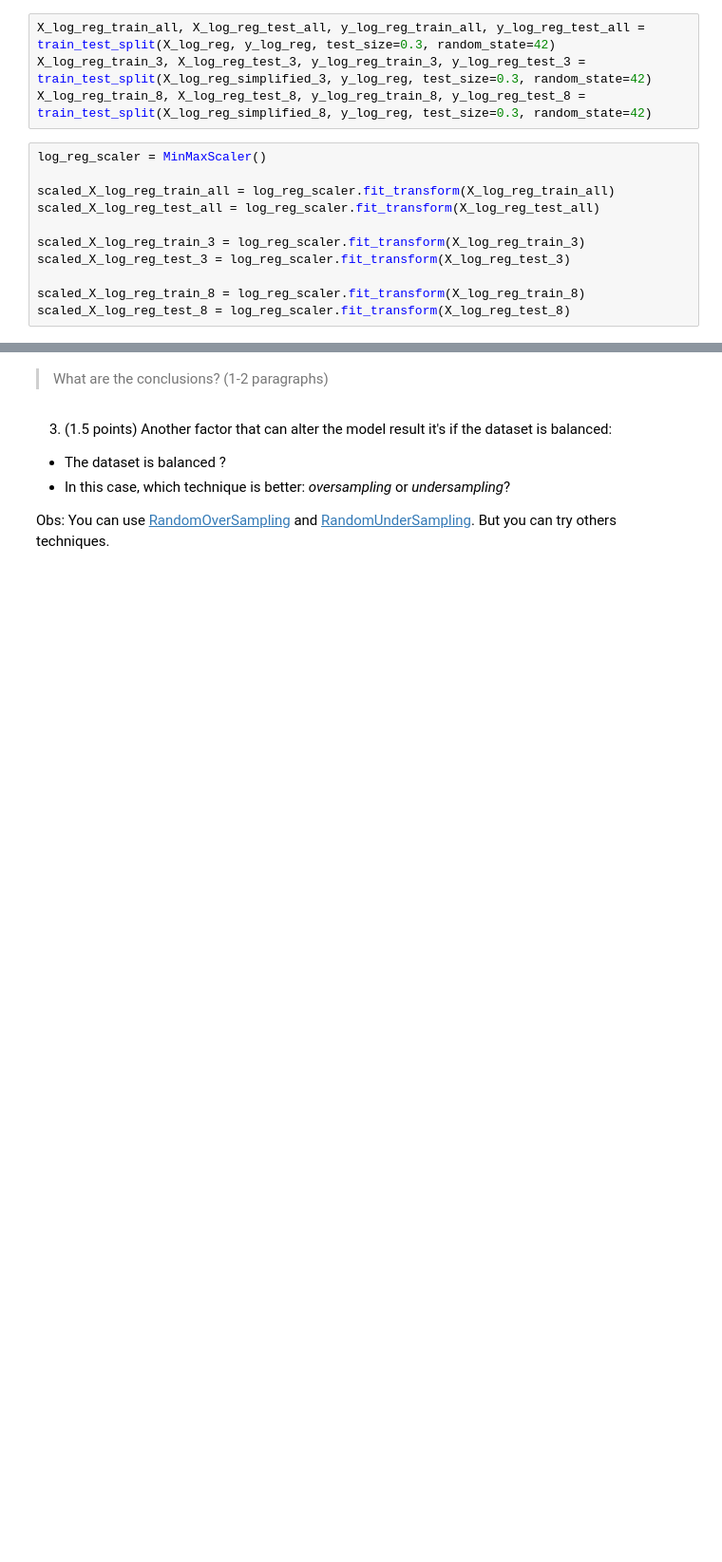
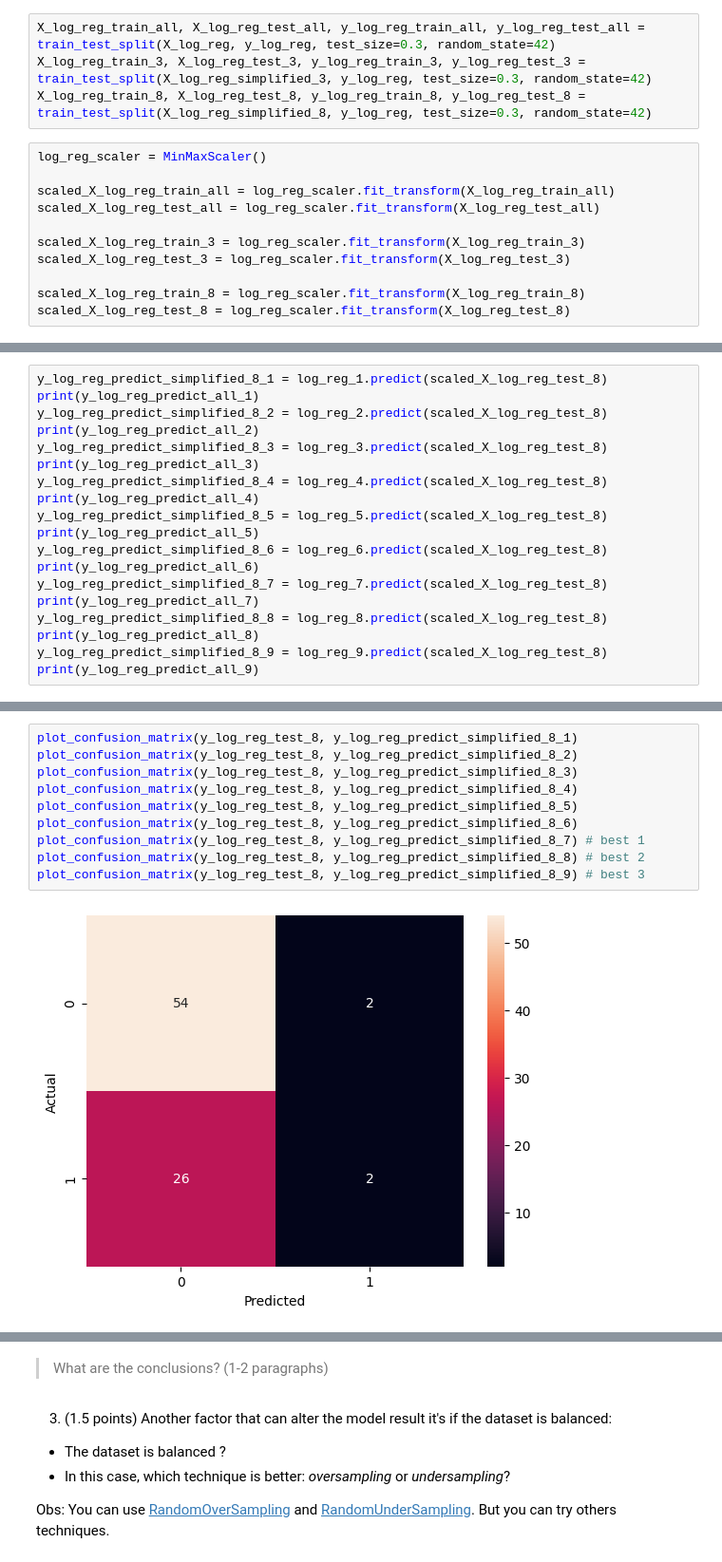
Before and after one commit to rubenscp/MO444-MC886-Tarefas, a Jupyter notebook: Tarefa 02/T2_Classical_Techniques.ipynb, the cells around one changed output, grey strips where cells are left out. Shown at 95% size. Saved outputs shown, nothing was run; the diff lists cells and outputs as text; blank space fills up the shorter version.

```diff
--- a/Tarefa 02/T2_Classical_Techniques.ipynb
+++ b/Tarefa 02/T2_Classical_Techniques.ipynb
@@ -516,0 +655,19 @@ log_reg_9.fit(scaled_X_log_reg_train_all, y_log_reg_train_all)
+# %%
+y_log_reg_predict_simplified_8_1 = log_reg_1.predict(scaled_X_log_reg_test_8)
+print(y_log_reg_predict_all_1)
+y_log_reg_predict_simplified_8_2 = log_reg_2.predict(scaled_X_log_reg_test_8)
+print(y_log_reg_predict_all_2)
+y_log_reg_predict_simplified_8_3 = log_reg_3.predict(scaled_X_log_reg_test_8)
+print(y_log_reg_predict_all_3)
+y_log_reg_predict_simplified_8_4 = log_reg_4.predict(scaled_X_log_reg_test_8)
+print(y_log_reg_predict_all_4)
+y_log_reg_predict_simplified_8_5 = log_reg_5.predict(scaled_X_log_reg_test_8)
+print(y_log_reg_predict_all_5)
+y_log_reg_predict_simplified_8_6 = log_reg_6.predict(scaled_X_log_reg_test_8)
+print(y_log_reg_predict_all_6)
+y_log_reg_predict_simplified_8_7 = log_reg_7.predict(scaled_X_log_reg_test_8)
+print(y_log_reg_predict_all_7)
+y_log_reg_predict_simplified_8_8 = log_reg_8.predict(scaled_X_log_reg_test_8)
+print(y_log_reg_predict_all_8)
+y_log_reg_predict_simplified_8_9 = log_reg_9.predict(scaled_X_log_reg_test_8)
+print(y_log_reg_predict_all_9)
@@ -516,0 +692,12 @@ log_reg_9.fit(scaled_X_log_reg_train_all, y_log_reg_train_all)
+# %%
+plot_confusion_matrix(y_log_reg_test_8, y_log_reg_predict_simplified_8_1)
+plot_confusion_matrix(y_log_reg_test_8, y_log_reg_predict_simplified_8_2)
+plot_confusion_matrix(y_log_reg_test_8, y_log_reg_predict_simplified_8_3)
+plot_confusion_matrix(y_log_reg_test_8, y_log_reg_predict_simplified_8_4)
+plot_confusion_matrix(y_log_reg_test_8, y_log_reg_predict_simplified_8_5)
+plot_confusion_matrix(y_log_reg_test_8, y_log_reg_predict_simplified_8_6)
+plot_confusion_matrix(y_log_reg_test_8, y_log_reg_predict_simplified_8_7) # best 1
+plot_confusion_matrix(y_log_reg_test_8, y_log_reg_predict_simplified_8_8) # best 2
+plot_confusion_matrix(y_log_reg_test_8, y_log_reg_predict_simplified_8_9) # best 3
+# %% [output]
+[figure, added]
```
Also changed, not shown: parts of 19 cells of this notebook.
